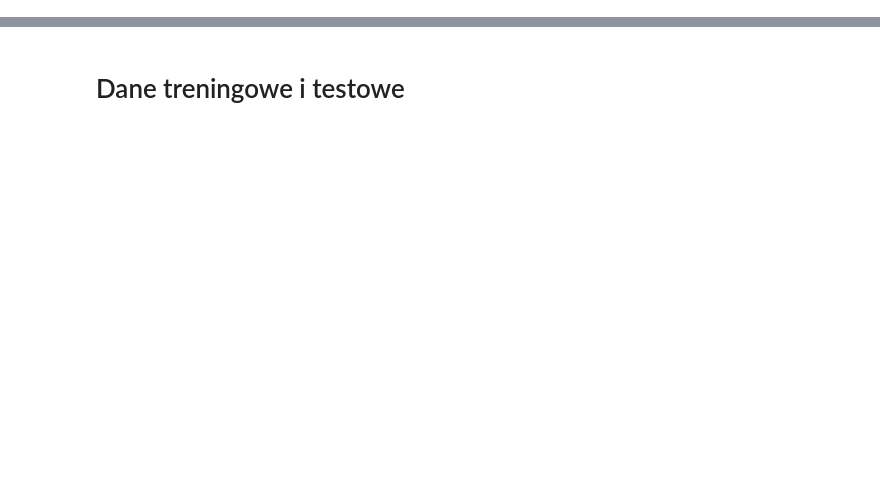
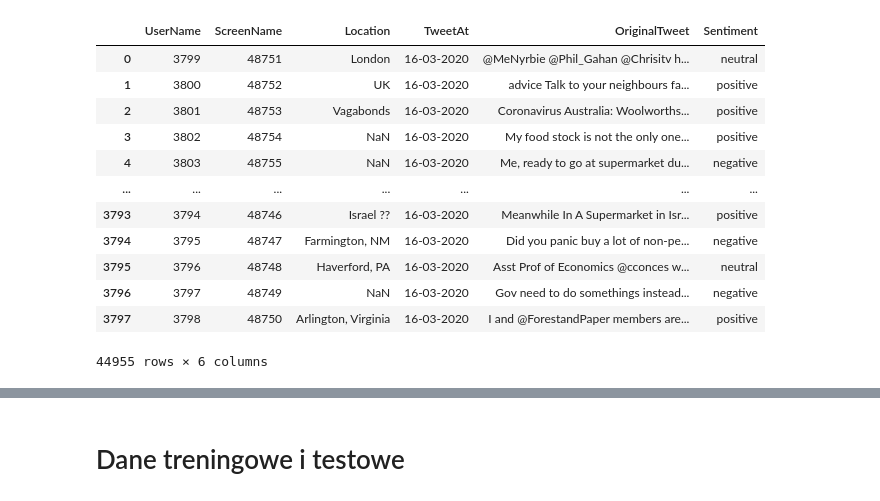
Before and after one commit to mxnogala/Api_w_eksploracji_danych_CDV, a Jupyter notebook: Covid-19-Text-Classification.ipynb, the cells around one changed output, grey strips where cells are left out. Drawn from its saved outputs; the diff is of its cells as text; code cells hidden in the pictures; blank space fills up the shorter version.

```diff
--- a/Covid-19-Text-Classification.ipynb
+++ b/Covid-19-Text-Classification.ipynb
@@ -376,0 +71,33 @@ tf1
+# %%
+#zredukuj opcje do 3 (pozytywna, negatywna i neutralna)
+
+trainDF["Sentiment"] = trainDF["Sentiment"].astype(str)
+
+def classes_def(x):
+    if x ==  "Extremely Positive":
+        return "positive"
+    elif x == "Extremely Negative":
+        return "negative"
+    elif x == "Negative":
+        return "negative"
+    elif x ==  "Positive":
+        return "positive"
+    else:
+        return "neutral"
+
+trainDF['Sentiment']=trainDF['Sentiment'].apply(lambda x:classes_def(x))
+trainDF
+# %% [output]
+|  | UserName | ScreenName | Location | TweetAt | OriginalTweet | Sentiment |
+| 0 | 3799 | 48751 | London | 16-03-2020 | @MeNyrbie @Phil_Gahan @Chrisitv h... | neutral |
+| 1 | 3800 | 48752 | UK | 16-03-2020 | advice Talk to your neighbours fa... | positive |
+| 2 | 3801 | 48753 | Vagabonds | 16-03-2020 | Coronavirus Australia: Woolworths... | positive |
+| 3 | 3802 | 48754 | NaN | 16-03-2020 | My food stock is not the only one... | positive |
+| 4 | 3803 | 48755 | NaN | 16-03-2020 | Me, ready to go at supermarket du... | negative |
+| ... | ... | ... | ... | ... | ... | ... |
+| 3793 | 3794 | 48746 | Israel ?? | 16-03-2020 | Meanwhile In A Supermarket in Isr... | positive |
+| 3794 | 3795 | 48747 | Farmington, NM | 16-03-2020 | Did you panic buy a lot of non-pe... | negative |
+| 3795 | 3796 | 48748 | Haverford, PA | 16-03-2020 | Asst Prof of Economics @cconces w... | neutral |
+| 3796 | 3797 | 48749 | NaN | 16-03-2020 | Gov need to do somethings instead... | negative |
+| 3797 | 3798 | 48750 | Arlington, Virginia | 16-03-2020 | I and @ForestandPaper members are... | positive |
+44955 rows × 6 columns
```
Also changed, not shown: parts of 104 cells of this notebook.
